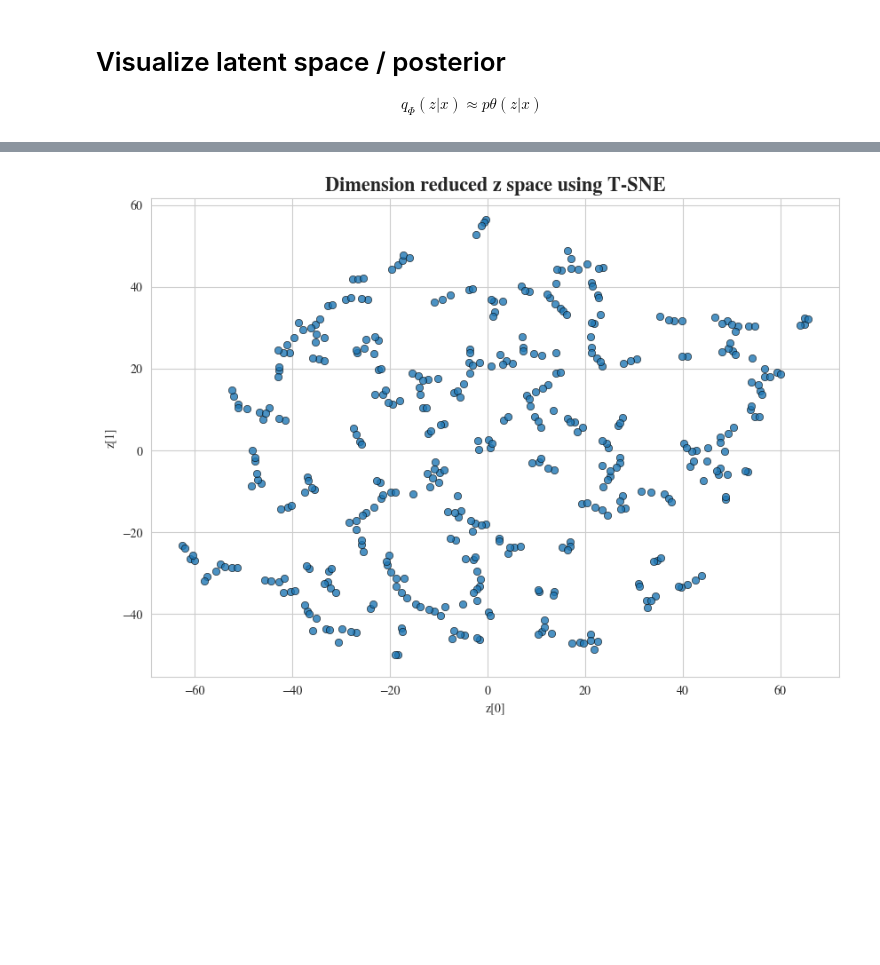
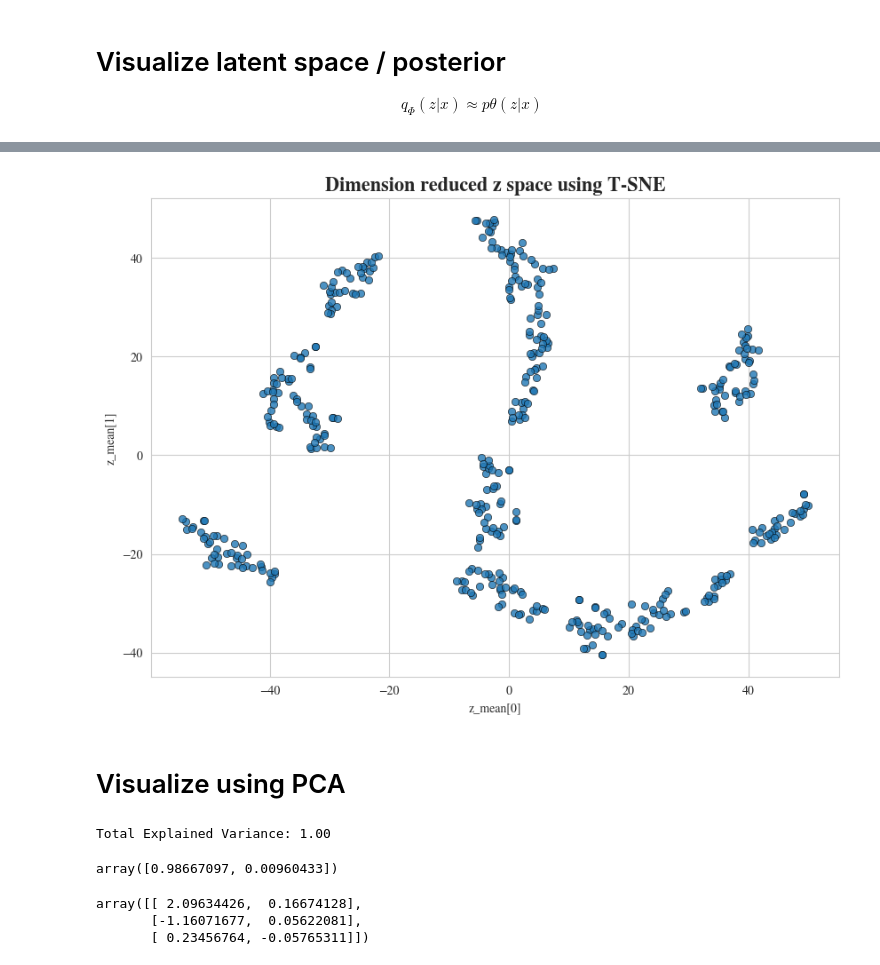
Before and after one commit to negralessio/biosignals-gen-ai, a Jupyter notebook: notebooks/vae.ipynb, the cells around one changed output, grey strips where cells are left out. Saved outputs shown, nothing was run; the diff lists cells and outputs as text; code cells hidden in the pictures; blank space fills up the shorter version.

Commit message:
Improved plottings / analyzing of latent space

```diff
--- a/notebooks/vae.ipynb
+++ b/notebooks/vae.ipynb
@@ -22,5 +20,5 @@ matplotlib.rcParams['font.family'] = 'STIXGeneral'
 # %%
-LATENT_DIM: int = 5
+LATENT_DIM: int = 20
 # %% [markdown]
 # Load Data
 # %%
@@ -93,7 +94,7 @@ Non-trainable params: 0 (0.00 Byte)
 _________________________________________________________________
 # %%
 history = vae.fit(tensor, epochs=64, batch_size=4, validation_split=0.2, shuffle=True
-                  #,callbacks=[ ReduceLROnPlateau(monitor="val_loss", patience=15), EarlyStopping(monitor="val_loss", patience=20)]
+                  ,callbacks=[ReduceLROnPlateau(monitor="val_loss", patience=15), EarlyStopping(monitor="val_loss", patience=20)]
 )
 # %% [output]
 Epoch 1/64
@@ -260,5 +244,5 @@ z_mean, z_log_var, z = encode_batch(tensor)
 # %%
 from sklearn.manifold import TSNE
 # %%
-tsne = TSNE(perplexity=5)
-z_dim_reduced = tsne.fit_transform(z)
+tsne = TSNE(perplexity=10)
+z_dim_reduced = tsne.fit_transform(z_mean)
@@ -285,9 +249,11 @@ array([[ 5.02823639e+01,  2.43644772e+01],
 # %%
 fig, ax = plt.subplots(1,1, figsize=(10,7))
 ax.set_title("Dimension reduced z space using T-SNE", fontweight="bold", size=16)
 sns.scatterplot(x=z_dim_reduced[:,0], y=z_dim_reduced[:,1], ax=ax, edgecolor="black", alpha=.8)
-ax.set_xlabel("z[0]")
-ax.set_ylabel("z[1]")
+ax.set_xlabel("z_mean[0]")
+ax.set_ylabel("z_mean[1]")
 fig.show()
 # %% [output]
-[figure, old version]
+[figure, new version]
+# %% [markdown]
+# Visualize using PCA
@@ -293,0 +272,13 @@ fig.show()
+# %%
+print(f"Total Explained Variance: {sum(pca.explained_variance_ratio_):.2f}")
+pca.explained_variance_ratio_
+# %% [output]
+Total Explained Variance: 1.00
+array([0.98667097, 0.00960433])
+# %%
+centroids = pca.transform(kmeans.cluster_centers_)
+centroids
+# %% [output]
+array([[ 2.09634426,  0.16674128],
+       [-1.16071677,  0.05622081],
+       [ 0.23456764, -0.05765311]])
```
Also changed, not shown: parts of 22 cells of this notebook.
